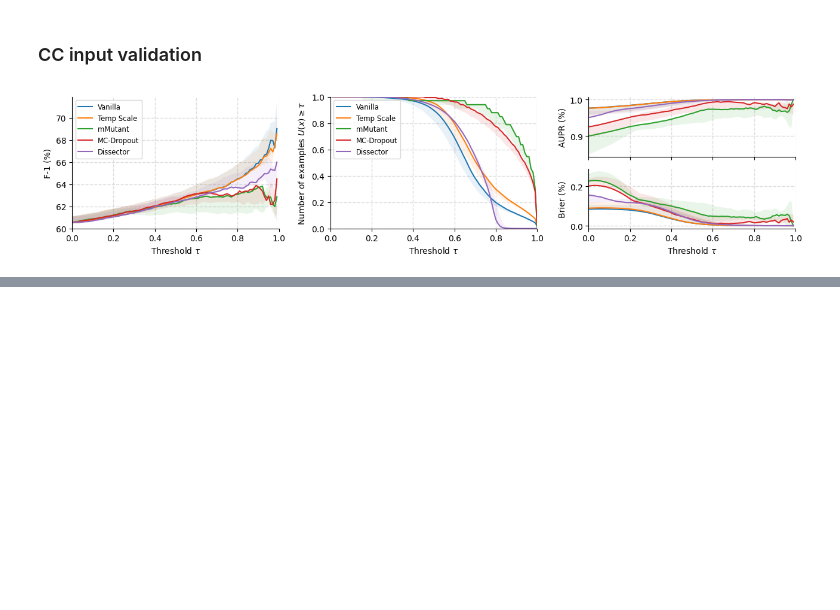
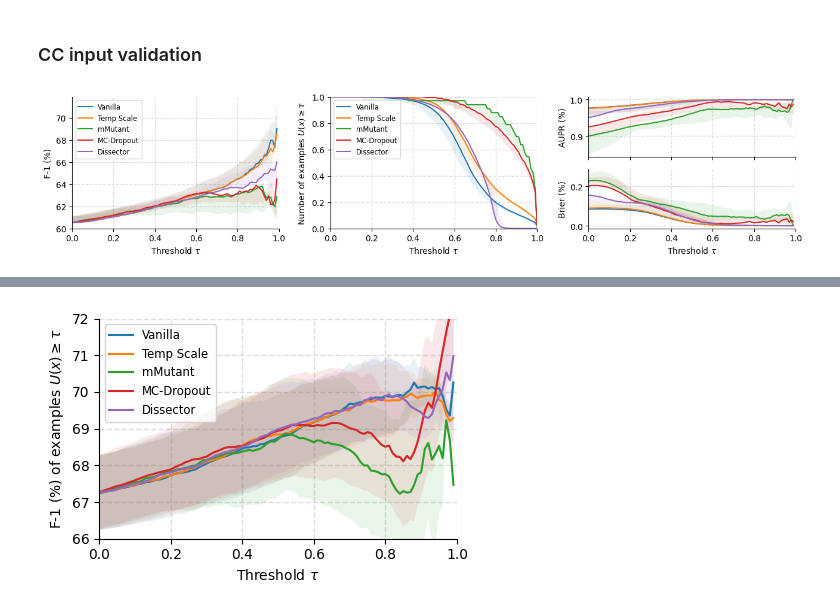
Before and after one commit to yul091/UncertaintyPL, a Jupyter notebook: notebooks/uncertainty_eval.ipynb, the cells around one changed output, grey strips where cells are left out. Drawn from its saved outputs; the diff is of its cells as text; code cells hidden in the pictures; blank space fills up the shorter version.

```diff
--- a/notebooks/uncertainty_eval.ipynb
+++ b/notebooks/uncertainty_eval.ipynb
@@ -741,0 +851,44 @@ plt.show()
+# %%
+TASK = 'CodeCompletion_Module'
+SHIFT = 'case_study'
+lstm_res = torch.load(os.path.join(DIR, SHIFT, 'lstm', TASK, 'filter_coverage.res'))
+codebert_res = torch.load(os.path.join(DIR, SHIFT, 'codebert', TASK, 'filter_coverage.res'))
+codegpt_res = torch.load(os.path.join(DIR, SHIFT, 'codegpt', TASK, 'filter_coverage.res'))
+models_res = [lstm_res, codebert_res, codegpt_res]
+
+# Preprocess mutation (F-1), dropout (F-1), and temperature (threshold) results
+# for split in ['val', 'test']:
+#     for model_res in models_res:
+#         model_res['mutation'][split]['F-1'] = sorted(model_res['mutation']['val']['F-1'], reverse=True)
+#         model_res['dropout'][split]['F-1'] = sorted(model_res['dropout']['val']['F-1'], reverse=True)
+        # model_res['temperature'][split]['threshold'] = np.array(model_res['temperature'][split]['threshold']) * 1.65
+    # for method in METHODS:
+    #     for model_res in models_res:
+    #         aupr_scores = model_res[method][split]['AUPR']
+    #         model_res[method][split]['AUPR'] = (aupr_scores - min(aupr_scores)) * (max(aupr_scores) - 0.7) / (max(aupr_scores) - min(aupr_scores)) + 0.7
+    #         brier_scores = model_res[method][split]['Brier']
+    #         model_res[method][split]['Brier'] = (brier_scores - min(brier_scores)) * (0.42 - min(brier_scores)) / (max(brier_scores) - min(brier_scores)) + min(brier_scores)
+
+# Create a figure and axis
+fig, ax = plt.subplots(figsize=(4.5, 3))
+case_study_threshold(
+    ax=ax,
+    model1_res=lstm_res,
+    model2_res=codebert_res,
+    model3_res=codegpt_res,
+    x='coverage',
+    y='F-1',
+    y_lim=(66, 72),
+    legend=True,
+    gap=1,
+    task='code_completion',
+)
+
+# Remove space between subplots
+plt.subplots_adjust(hspace=0.0)
+# plot on ax1, ax2, ax3_top, and ax3_bottom as desired
+plt.tight_layout()
+plt.savefig("../Figure/filter_cc_study.pdf", bbox_inches='tight')
+plt.show()
+# %% [output]
+[figure, added]
```
Also changed, not shown: parts of 4 cells of this notebook, 3 other files.
